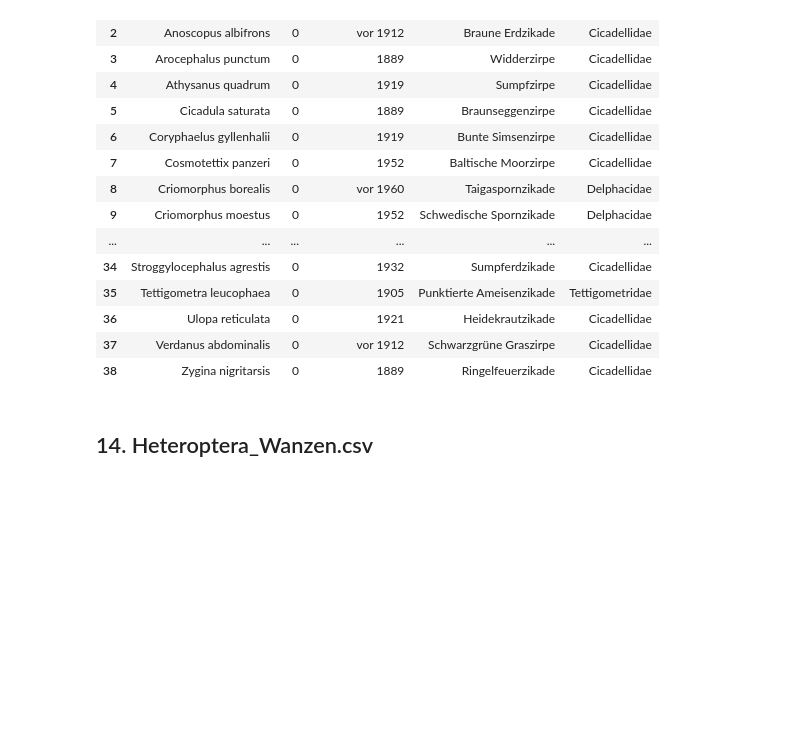
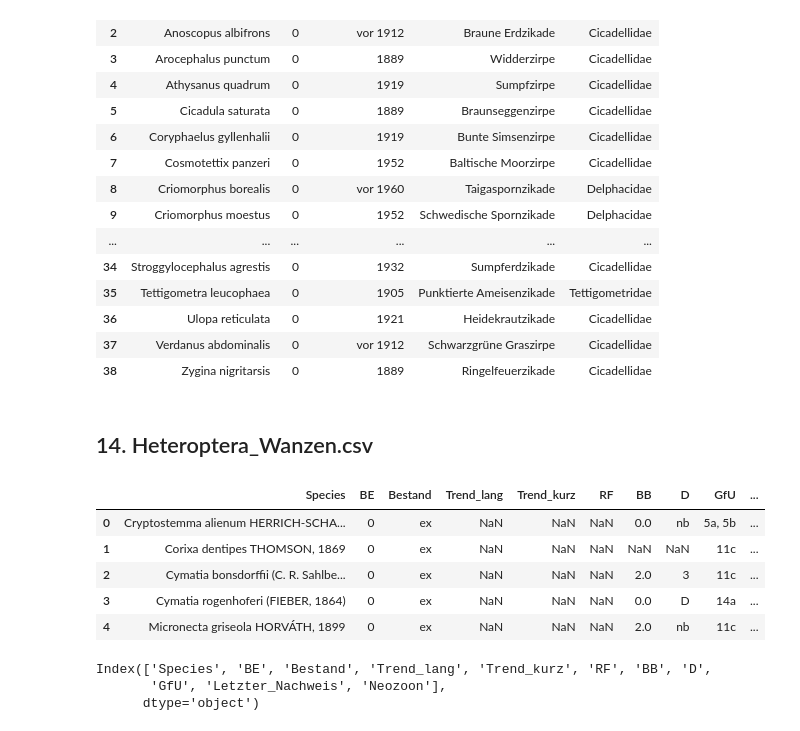
Before and after one commit to Zzzhenya/Berlin-red-list, a Jupyter notebook: Transformation/Raw_csv/Insecta.ipynb, the cells around one changed output. Drawn from its saved outputs; the diff is of its cells as text; code cells hidden in the pictures; blank space fills up the shorter version.

```diff
--- a/Transformation/Raw_csv/Insecta.ipynb
+++ b/Transformation/Raw_csv/Insecta.ipynb
@@ -1851,0 +1850,18 @@ df.to_csv('../../Transformation/Data_cleaning_step1/Zikaden.csv',
+# %%
+# Read file into dataframe
+
+df = pd.read_csv('Heteroptera_Wanzen.csv')
+df.head()
+# %% [output]
+|  | Species | BE | Bestand | Trend_lang | Trend_kurz | RF | BB | D | GfU | ... |
+| 0 | Cryptostemma alienum HERRICH-SCHA... | 0 | ex | NaN | NaN | NaN | 0.0 | nb | 5a, 5b | ... |
+| 1 | Corixa dentipes THOMSON, 1869 | 0 | ex | NaN | NaN | NaN | NaN | NaN | 11c | ... |
+| 2 | Cymatia bonsdorffii (C. R. Sahlbe... | 0 | ex | NaN | NaN | NaN | 2.0 | 3 | 11c | ... |
+| 3 | Cymatia rogenhoferi (FIEBER, 1864) | 0 | ex | NaN | NaN | NaN | 0.0 | D | 14a | ... |
+| 4 | Micronecta griseola HORVÁTH, 1899 | 0 | ex | NaN | NaN | NaN | 2.0 | nb | 11c | ... |
+# %%
+df.columns
+# %% [output]
+Index(['Species', 'BE', 'Bestand', 'Trend_lang', 'Trend_kurz', 'RF', 'BB', 'D',
+       'GfU', 'Letzter_Nachweis', 'Neozoon'],
+      dtype='object')
```
Also changed, not shown: parts of 70 cells of this notebook.
